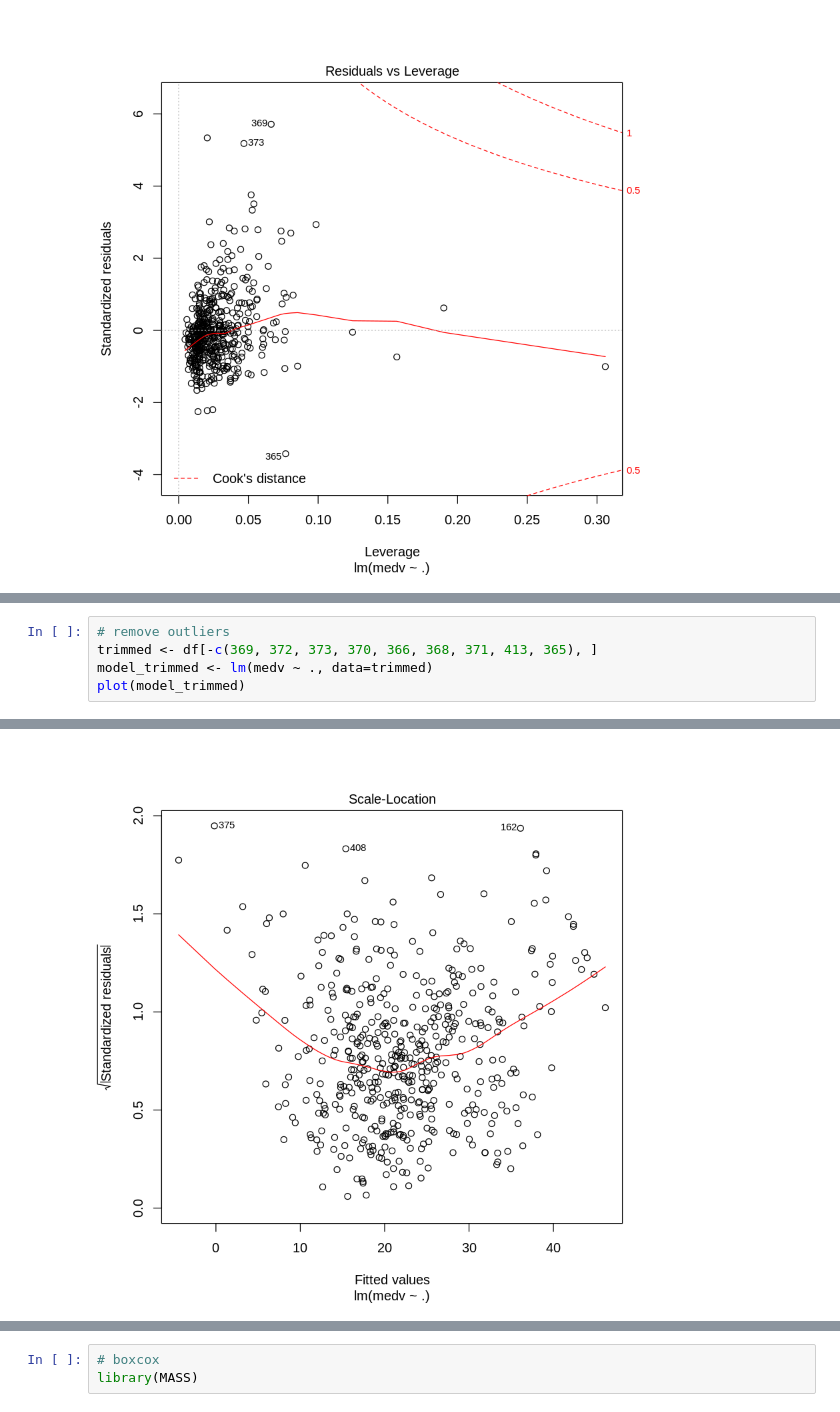
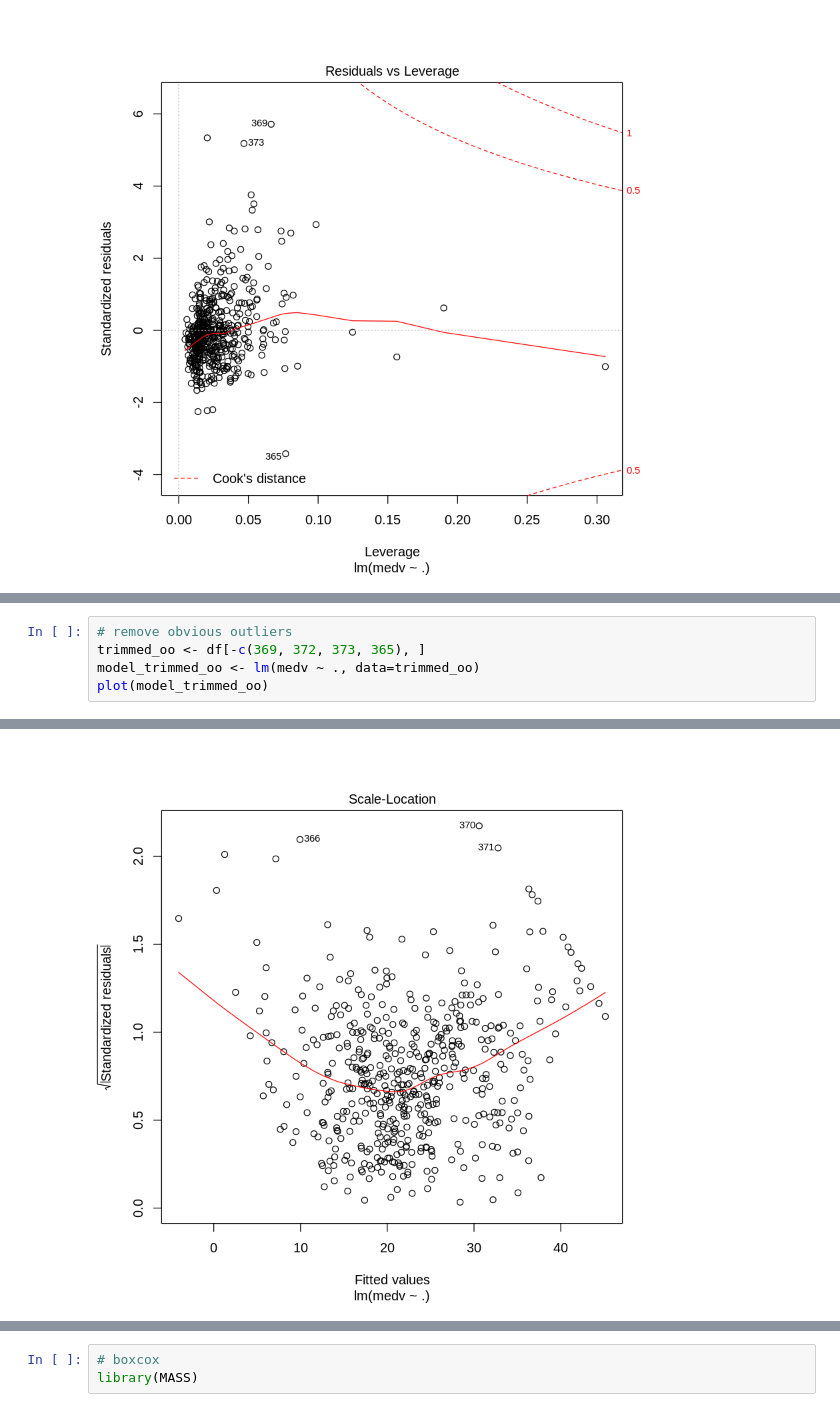
Before and after one commit to joshadkins09/aml_hw6, a Jupyter notebook: jda3_monroeb2_hw6.ipynb, the cells around one changed output, grey strips where cells are left out. Saved outputs shown, nothing was run; the diff lists cells and outputs as text.

```diff
--- a/jda3_monroeb2_hw6.ipynb
+++ b/jda3_monroeb2_hw6.ipynb
@@ -38,6 +58,6 @@ head(scd)
 # %%
-# remove outliers
-trimmed <- df[-c(369, 372, 373, 370, 366, 368, 371, 413, 365), ]
-model_trimmed <- lm(medv ~ ., data=trimmed)
-plot(model_trimmed)
+# remove obvious outliers
+trimmed_oo <- df[-c(369, 372, 373, 365), ]
+model_trimmed_oo <- lm(medv ~ ., data=trimmed_oo)
+plot(model_trimmed_oo)
 # %% [output]
@@ -46 +66 @@ plot(model_trimmed)
-[figure, old version]
+[figure, new version]
```
Also changed, not shown: parts of 10 cells of this notebook, 15 other files.
